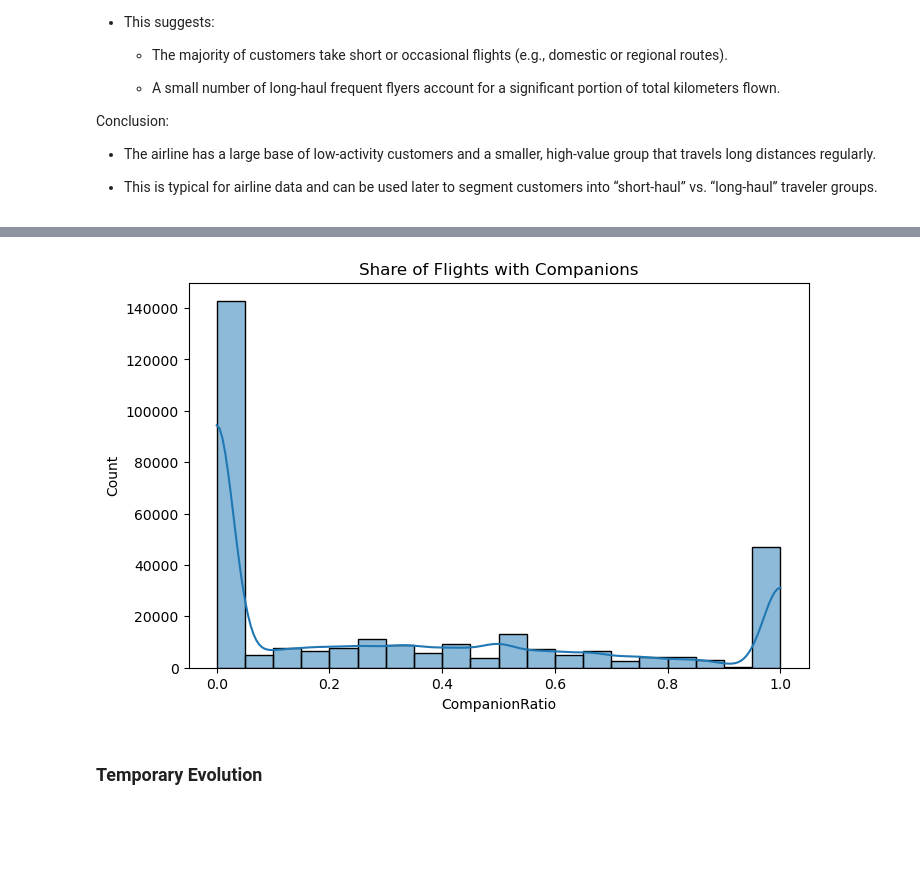
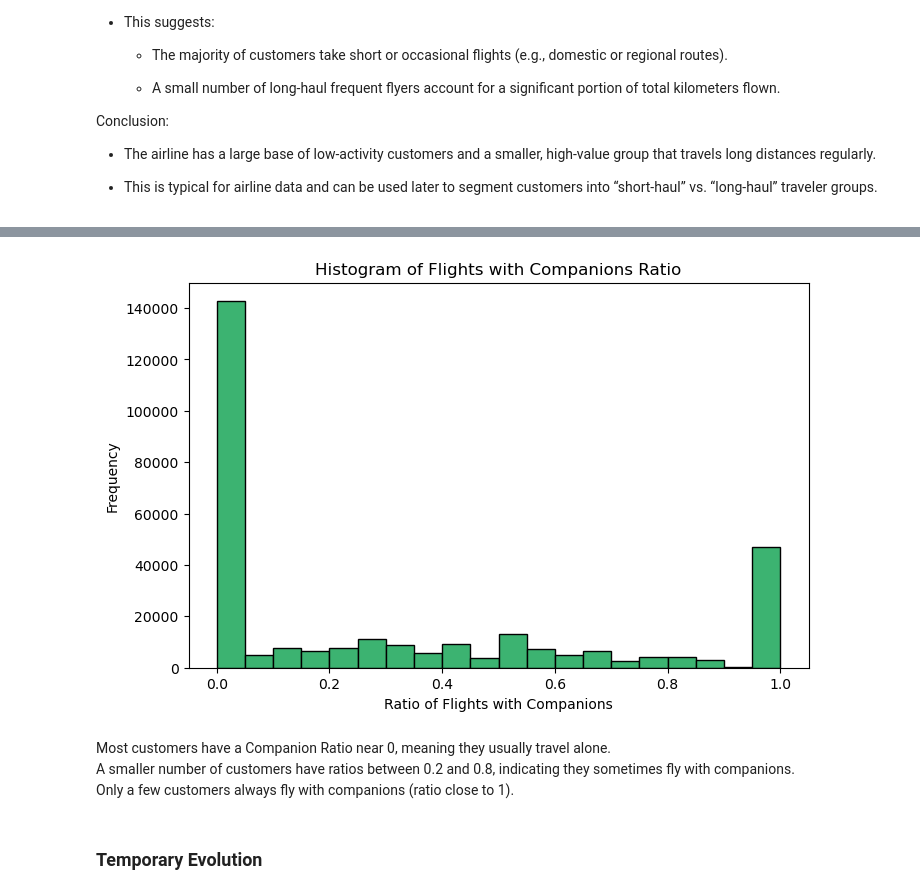
Before and after one commit to Zeineb-Hajji/DM_Project, a Jupyter notebook: Data_Mining_Project.ipynb, the cells around one changed output, grey strips where cells are left out. Saved outputs shown, nothing was run; the diff lists cells and outputs as text; code cells hidden in the pictures; blank space fills up the shorter version.

```diff
--- a/Data_Mining_Project.ipynb
+++ b/Data_Mining_Project.ipynb
@@ -628,13 +697,22 @@ plt.show()
 # %%
-# Flights with companions ratio
+# Create Companion Ratio variable
+# This variable represents the proportion of flights the customer goes to with company
+
 flights['CompanionRatio'] = flights['NumFlightsWithCompanions'] / flights['NumFlights'].replace(0, np.nan)
 
+# Histogram of Flights with Companions Ratio
 plt.figure(figsize=(8,5))
-sns.histplot(flights['CompanionRatio'], bins=20, kde=True)
-plt.title('Share of Flights with Companions')
+plt.hist(flights['CompanionRatio'].dropna(), bins=20, color='mediumseagreen', edgecolor='black')
+plt.title('Histogram of Flights with Companions Ratio')
+plt.xlabel('Ratio of Flights with Companions')
+plt.ylabel('Frequency')
 plt.show()
 # %% [output]
-[figure, old version]
+[figure, new version]
+# %% [markdown]
+Most customers have a Companion Ratio near 0, meaning they usually travel alone.
+A smaller number of customers have ratios between 0.2 and 0.8, indicating they sometimes fly with companions.
+Only a few customers always fly with companions (ratio close to 1).
 # %% [markdown]
 ### Temporary Evolution
 # %%
```
Also changed, not shown: parts of 56 cells of this notebook.
